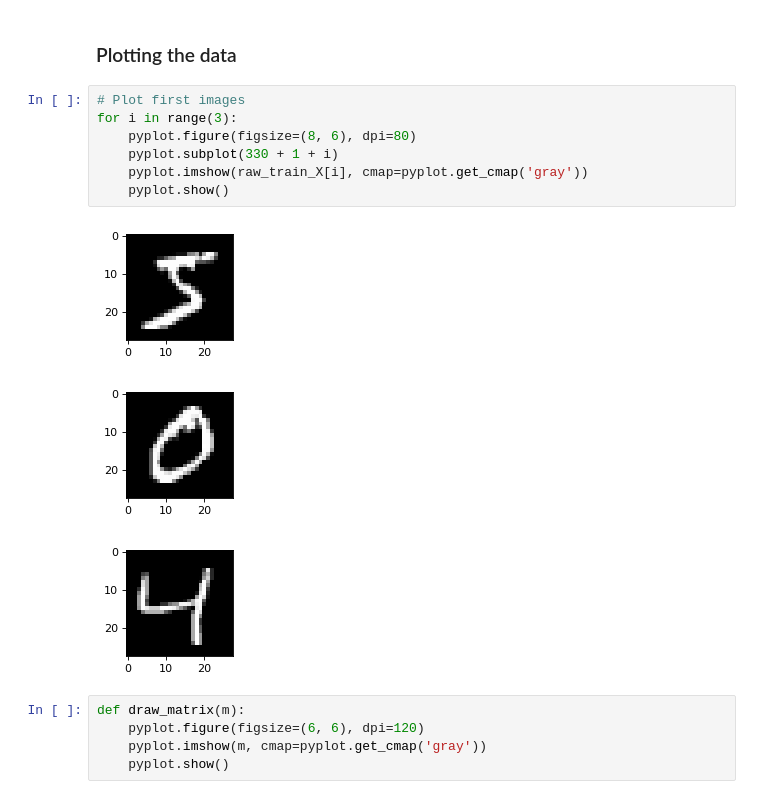
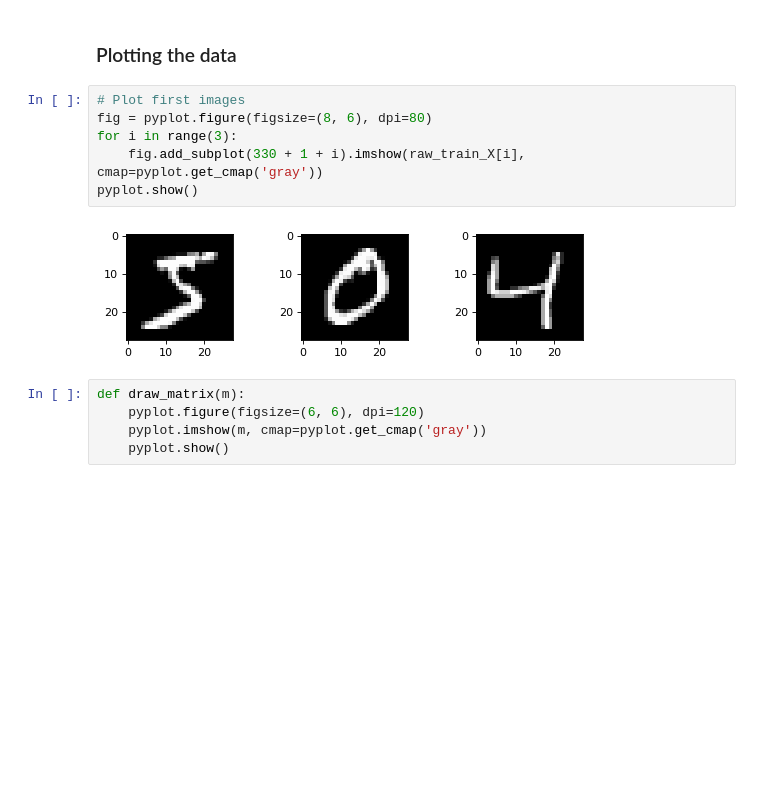
Before and after one commit to andreemic/neuralnet, a Jupyter notebook: neuralnet.ipynb, the cells around one changed output. Drawn from its saved outputs; the diff is of its cells as text; blank space fills up the shorter version.

```diff
--- a/neuralnet.ipynb
+++ b/neuralnet.ipynb
@@ -333,15 +361,12 @@ Y_test:  (10000,)
 ### Plotting the data
 # %%
 # Plot first images
+fig = pyplot.figure(figsize=(8, 6), dpi=80)
 for i in range(3):
-    pyplot.figure(figsize=(8, 6), dpi=80)
-    pyplot.subplot(330 + 1 + i)
-    pyplot.imshow(raw_train_X[i], cmap=pyplot.get_cmap('gray'))
-    pyplot.show()
+    fig.add_subplot(330 + 1 + i).imshow(raw_train_X[i], cmap=pyplot.get_cmap('gray'))
+pyplot.show()
 # %% [output]
-[figure, old version]
+[figure, new version]
-[figure, removed]
-[figure, removed]
 # %%
 def draw_matrix(m):
     pyplot.figure(figsize=(6, 6), dpi=120)
```
Also changed, not shown: parts of 26 cells of this notebook.
